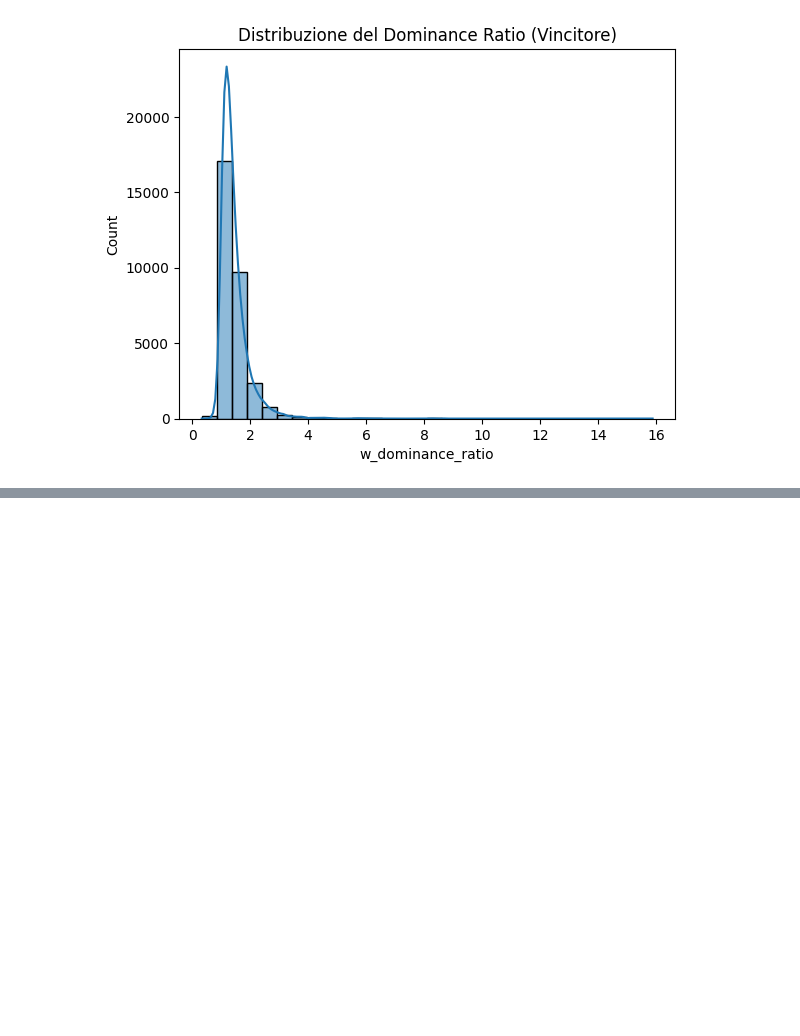
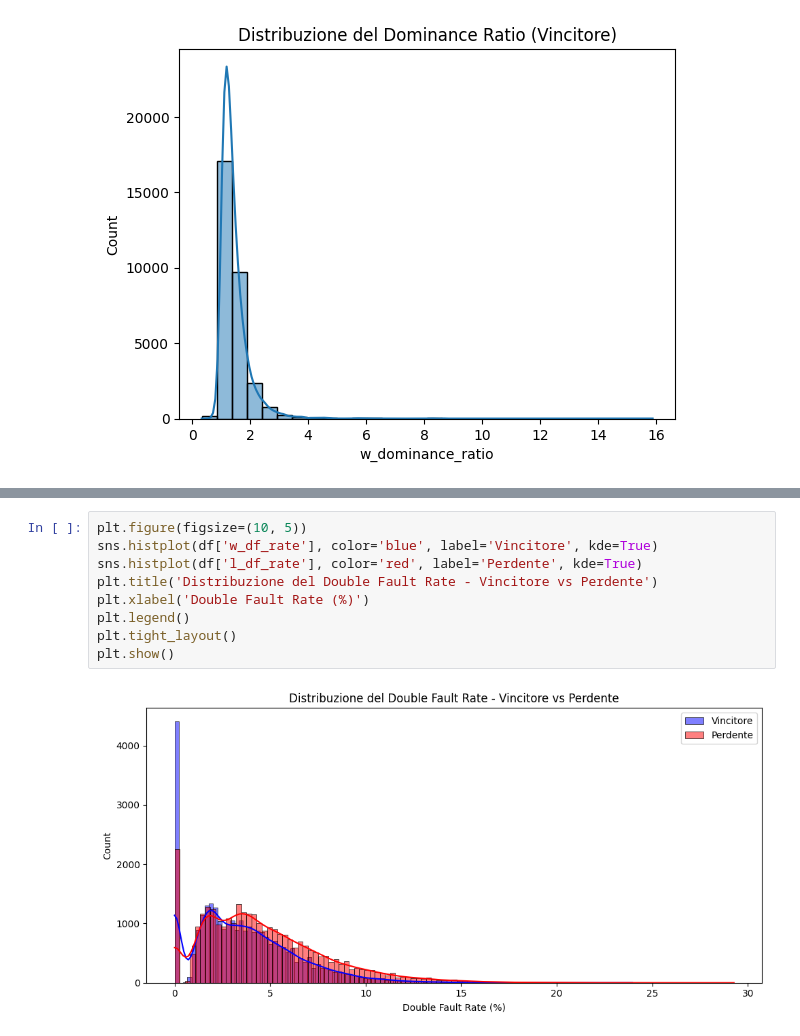
Before and after one commit to MarioAlfio/Tennis_bet, a Jupyter notebook: eda_analysis_part1.ipynb, the cells around one changed output, grey strips where cells are left out. Drawn from its saved outputs; the diff is of its cells as text; blank space fills up the shorter version.

```diff
--- a/eda_analysis_part1.ipynb
+++ b/eda_analysis_part1.ipynb
@@ -463,0 +567,11 @@ plt.show()
+# %%
+plt.figure(figsize=(10, 5))
+sns.histplot(df['w_df_rate'], color='blue', label='Vincitore', kde=True)
+sns.histplot(df['l_df_rate'], color='red', label='Perdente', kde=True)
+plt.title('Distribuzione del Double Fault Rate - Vincitore vs Perdente')
+plt.xlabel('Double Fault Rate (%)')
+plt.legend()
+plt.tight_layout()
+plt.show()
+# %% [output]
+[figure, added]
```
Also changed, not shown: parts of 17 cells of this notebook, 19 other files.
